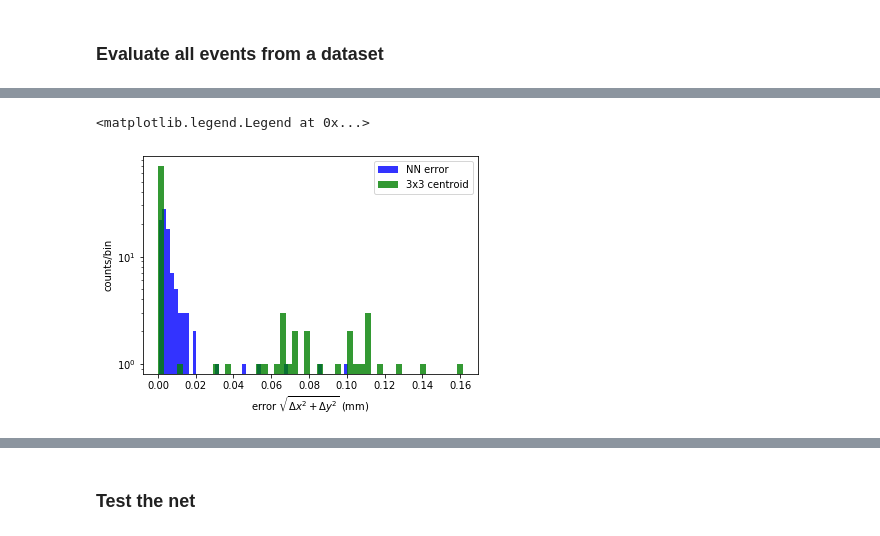
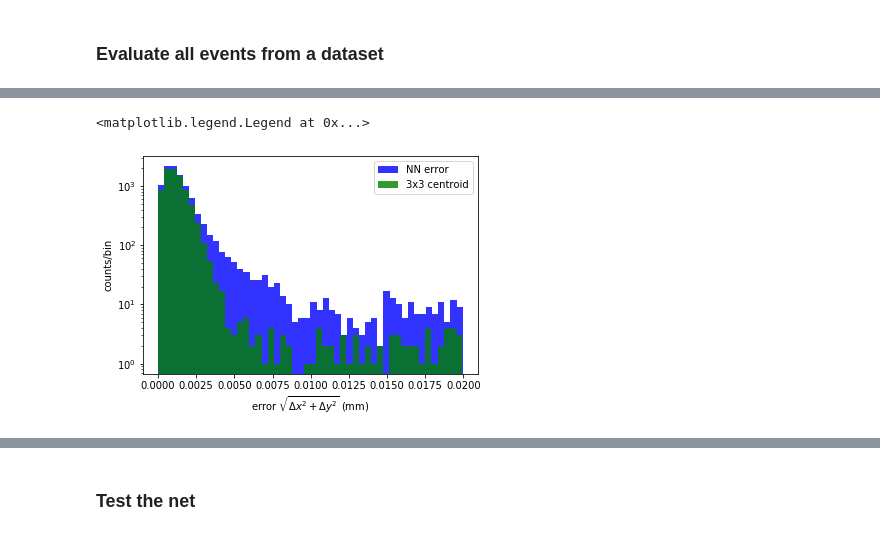
Before and after one commit to jerenner/emsim, a Jupyter notebook: emsim.ipynb, the cells around one changed output, grey strips where cells are left out. Saved outputs shown, nothing was run; the diff lists cells and outputs as text; code cells hidden in the pictures.

```diff
--- a/emsim.ipynb
+++ b/emsim.ipynb
@@ -340,17 +340,17 @@ from torch.autograd import Variable
 from scipy.optimize import curve_fit
 # %%
 modeldir = '/home/jrenner/local/jerenner/emsim/models'
-lrate       = 1e-5   # Learning rate to use in the training.
+lrate       = 1e-4   # Learning rate to use in the training.
 load_model  = True   # Load an existing model
 tr.augment  = False  # Enable/disable data augmentation
-epoch_start = 366      # Number of initial epoch
+epoch_start = 74      # Number of initial epoch
 epoch_end   = 2000    # Number of final epoch
-model_load_checkpoint = "{}/model_126cells_noise_100k_366.pt".format(modeldir)
+model_load_checkpoint = "{}/model_10cells_noise_100k_74.pt".format(modeldir)
 
 # Create the datasets.
-dataset_all   = tr.EMDataset("EM_4um_back_10M_300keV.pkl",noise_mean=0,noise_sigma=20,add_noise=True,add_shift=10)
-dataset_train = tr.EMDataset("EM_4um_back_10M_300keV.pkl",noise_mean=0,noise_sigma=20,add_noise=True,nstart=0,nend=-20000,add_shift=10)
-dataset_val   = tr.EMDataset("EM_4um_back_10M_300keV.pkl",noise_mean=0,noise_sigma=20,add_noise=True,nstart=-20000,add_shift=10)
+dataset_all   = tr.EMDataset("EM_4um_back_10M_300keV.pkl",noise_mean=0,noise_sigma=20,add_noise=True,add_shift=0)
+dataset_train = tr.EMDataset("EM_4um_back_10M_300keV.pkl",noise_mean=0,noise_sigma=20,add_noise=True,nstart=0,nend=-20000,add_shift=0)
+dataset_val   = tr.EMDataset("EM_4um_back_10M_300keV.pkl",noise_mean=0,noise_sigma=20,add_noise=True,nstart=-20000,add_shift=0)
 
 # Create the loaders.
 train_loader = DataLoader(dataset_train, batch_size=1000, shuffle=True, collate_fn=tr.my_collate, num_workers=8)
@@ -417,7 +436,7 @@ Text(0.5, 1.0, 'Accuracy')
 # %% [markdown]
 ### Evaluate all events from a dataset
 # %%
-dset = tr.EMDataset("EM_4um_back_10M_300keV.pkl",noise_mean=0,noise_sigma=20,add_noise=True,add_shift=10)
+dset = tr.EMDataset("EM_4um_back_10M_300keV.pkl",noise_mean=0,noise_sigma=20,add_noise=True,add_shift=0)
 softmax = nn.Softmax(dim=1)
 model.eval()
 # %% [output]
@@ -491,7 +510,7 @@ def fit_sigmas(prob_dist,x,y,x0,y0,sigma_x0,sigma_y0):
     sigma_y0: the initial guess for the sigma in the y-direction
     """
     initial_guess = [np.max(prob_dist), x0, y0, sigma_x0**2, sigma_y0**2, np.max(prob_dist)/10.]
-    bounds = ([0,x0-10*ERR_PIXEL_SIZE,y0-10*ERR_PIXEL_SIZE,0,0,0],[2*np.max(prob_dist),x0+10*ERR_PIXEL_SIZE,y0+10*ERR_PIXEL_SIZE,0.05,0.05,np.max(prob_dist)])
+    bounds = ([0,x0-30*ERR_PIXEL_SIZE,y0-30*ERR_PIXEL_SIZE,0,0,0],[2*np.max(prob_dist),x0+30*ERR_PIXEL_SIZE,y0+30*ERR_PIXEL_SIZE,0.05,0.05,np.max(prob_dist)])
 
     try:
         popt, pcov = curve_fit(mult_gaussFun_Fit, (x, y), prob_dist.ravel(), p0=initial_guess, bounds=bounds)
@@ -501,7 +520,7 @@ def fit_sigmas(prob_dist,x,y,x0,y0,sigma_x0,sigma_y0):
 
     return popt, pcov
 # %%
-evts = np.arange(80000,80100)
+evts = np.arange(80000,90000)
 
 # Get the x and y coordinates of the 2D error prediction grid, in mm.
 x_errgrid = np.arange(0,tr.ERR_SIZE)*ERR_PIXEL_SIZE + SHIFTED_ERR_RANGE_MIN + ERR_PIXEL_SIZE/2
@@ -661,15 +682,15 @@ plt.savefig("errors_scatter_matrix.pdf")
 # %%
-err_cut = 0.5
-sigma_cut = 0.1
+err_cut = 0.02
+sigma_cut = 1e9
 plt.hist(df[(df.error_r_NN < err_cut) & (df.sigma_r_NN < sigma_cut)].error_r_NN,alpha=0.8,bins=50,color='blue',label='NN error')
 plt.hist(df[(df.error_r_3x3 < err_cut) & (df.sigma_r_NN < sigma_cut)].error_r_3x3,alpha=0.8,bins=50,color='green',label='3x3 centroid')
 plt.xlabel("error $\sqrt{\Delta x^2 + \Delta y^2}$ (mm)")
 plt.ylabel("counts/bin")
 plt.yscale('log')
 plt.legend()
 # %% [output]
 <matplotlib.legend.Legend at 0x...>
-[figure, old version]
+[figure, new version]
 # %%
 df["error_r_diff"] = df.error_r_NN - df.error_r_3x3
 # %%
```
Also changed, not shown: parts of 9 cells of this notebook, 7 other files.
